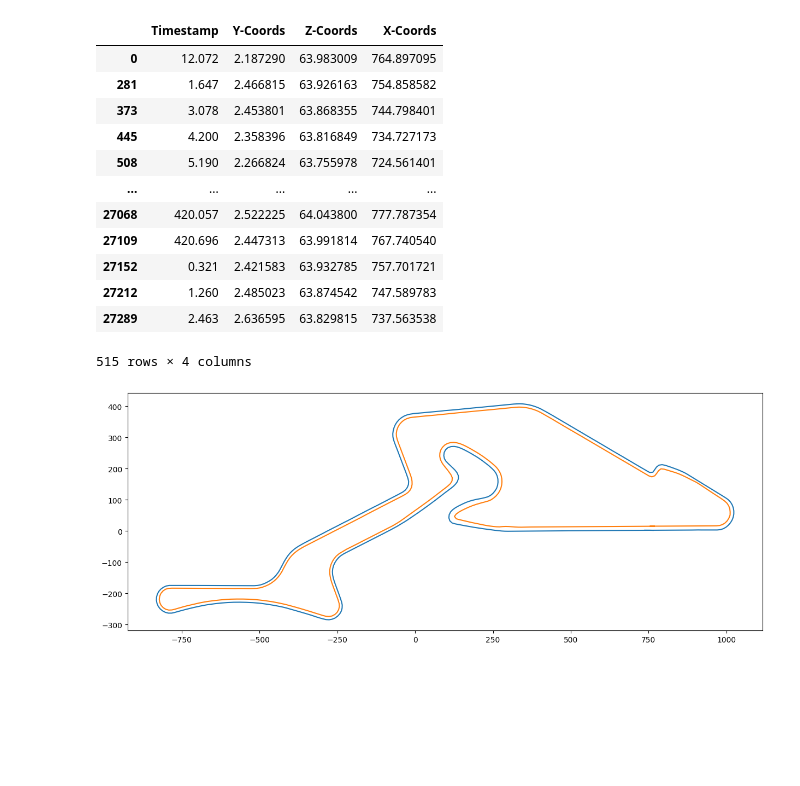
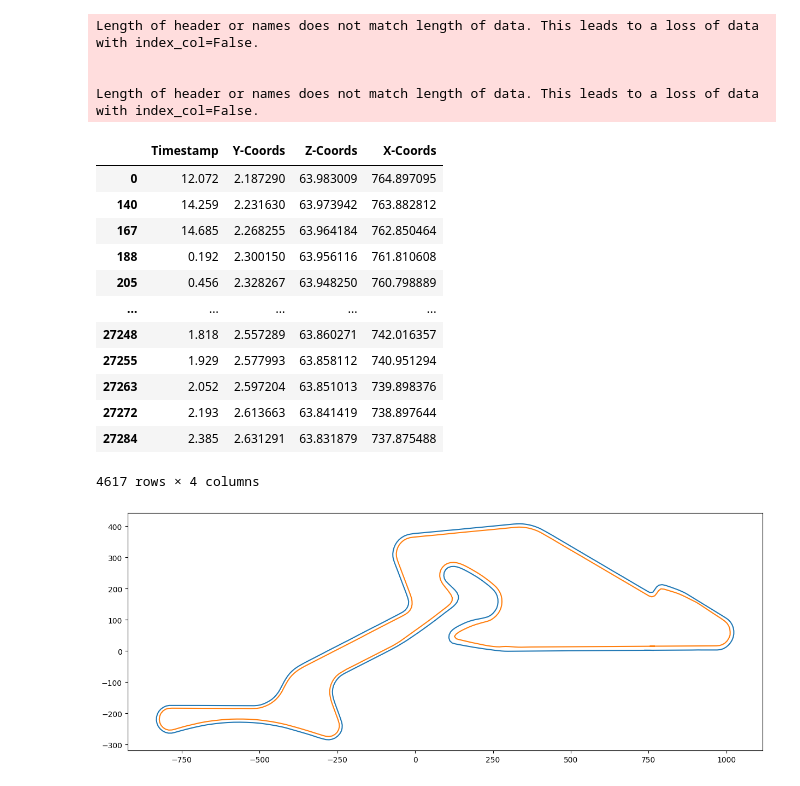
Before and after one commit to anaveravazquez/RacingTrajectories, a Jupyter notebook: xy_data_transformation.ipynb, the cells around one changed output. Saved outputs shown, nothing was run; the diff lists cells and outputs as text; code cells hidden in the pictures; blank space fills up the shorter version.

Commit message:
Data transformation estimations

```diff
--- a/xy_data_transformation.ipynb
+++ b/xy_data_transformation.ipynb
@@ -11,20 +12,24 @@ import geopandas as gpd
 # %%
-track_left_side, track_right_side = load_track_data(distance_pr_dot = 10)
+track_left_side, track_right_side = load_track_data(distance_pr_dot = 1)
 track_left_side
 # %% [output]
+Length of header or names does not match length of data. This leads to a loss of data with index_col=False.
+
+
+Length of header or names does not match length of data. This leads to a loss of data with index_col=False.
 |  | Timestamp | Y-Coords | Z-Coords | X-Coords |
 | 0 | 12.072 | 2.187290 | 63.983009 | 764.897095 |
-| 281 | 1.647 | 2.466815 | 63.926163 | 754.858582 |
-| 373 | 3.078 | 2.453801 | 63.868355 | 744.798401 |
-| 445 | 4.200 | 2.358396 | 63.816849 | 734.727173 |
-| 508 | 5.190 | 2.266824 | 63.755978 | 724.561401 |
+| 140 | 14.259 | 2.231630 | 63.973942 | 763.882812 |
+| 167 | 14.685 | 2.268255 | 63.964184 | 762.850464 |
+| 188 | 0.192 | 2.300150 | 63.956116 | 761.810608 |
+| 205 | 0.456 | 2.328267 | 63.948250 | 760.798889 |
 | ... | ... | ... | ... | ... |
-| 27068 | 420.057 | 2.522225 | 64.043800 | 777.787354 |
-| 27109 | 420.696 | 2.447313 | 63.991814 | 767.740540 |
-| 27152 | 0.321 | 2.421583 | 63.932785 | 757.701721 |
-| 27212 | 1.260 | 2.485023 | 63.874542 | 747.589783 |
-| 27289 | 2.463 | 2.636595 | 63.829815 | 737.563538 |
+| 27248 | 1.818 | 2.557289 | 63.860271 | 742.016357 |
+| 27255 | 1.929 | 2.577993 | 63.858112 | 740.951294 |
+| 27263 | 2.052 | 2.597204 | 63.851013 | 739.898376 |
+| 27272 | 2.193 | 2.613663 | 63.841419 | 738.897644 |
+| 27284 | 2.385 | 2.631291 | 63.831879 | 737.875488 |
-515 rows × 4 columns
+4617 rows × 4 columns
 # %%
 # Plot the reduced track in 2D using matplotlib
 track_left_side, track_right_side = load_track_data(distance_pr_dot = 10)
```
Also changed, not shown: parts of 3 cells of this notebook.
